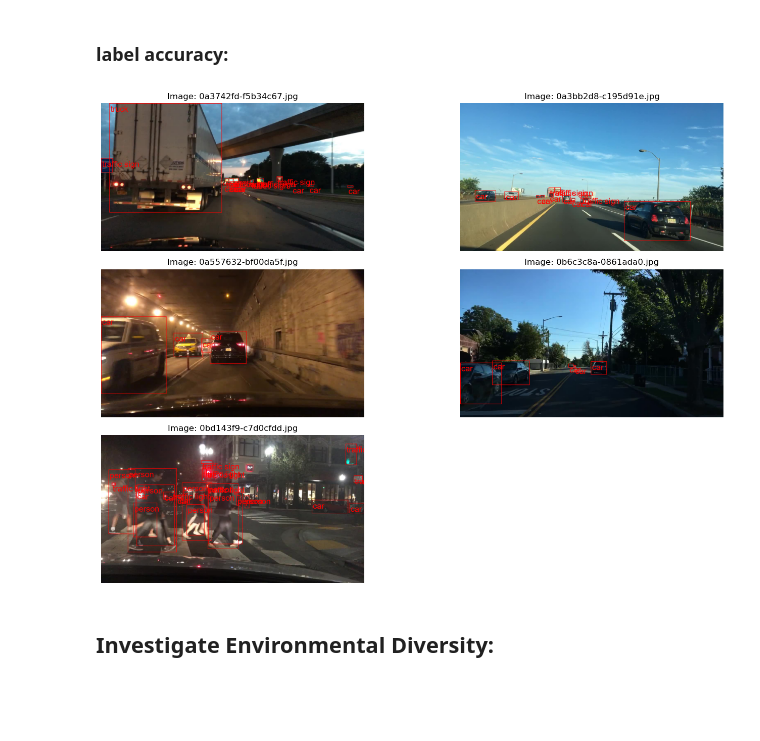
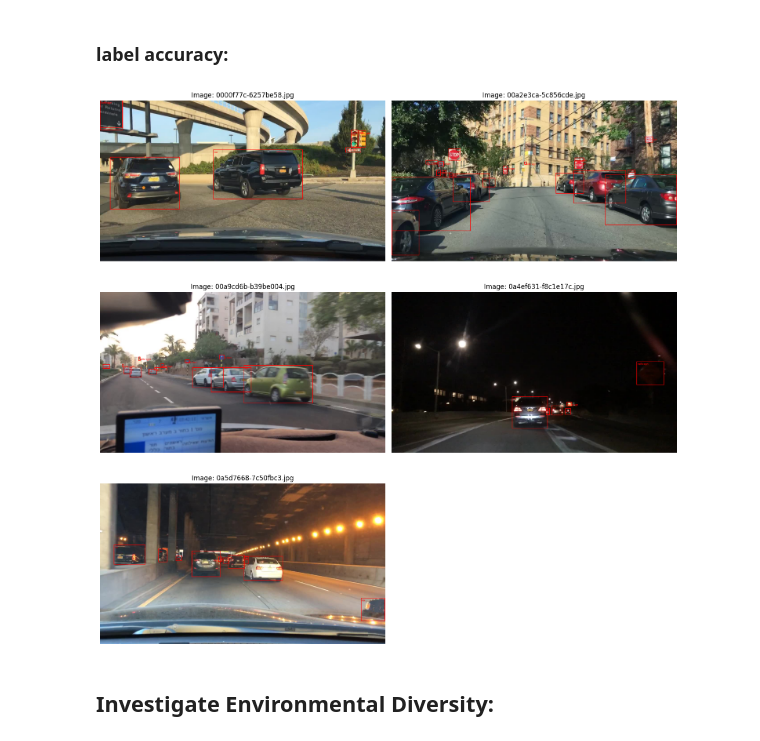
Before and after one commit to mohamed-khaledd/RealTime-ObjectDetection-AV, a Jupyter notebook: Project.ipynb, the cells around one changed output. Cells and saved outputs as stored; diff of their text form; code cells hidden in the pictures; blank space fills up the shorter version.

```diff
--- a/Project.ipynb
+++ b/Project.ipynb
@@ -91,7 +104,7 @@ import seaborn as sns
 from collections import defaultdict
 
 # Load the JSON annotations
-with open("Data/labels/bdd100k_labels_images_train.json") as f:
+with open("/content/drive/MyDrive/Data/labels/bdd100k_labels_images_train.json") as f:
     data = json.load(f)
 
 # Prepare lists for object categories and bounding box centers
@@ -231,89 +268,75 @@ from PIL import Image, ImageDraw, ImageFont
 import matplotlib.pyplot as plt
 
 # === CONFIG ===
-json_path = 'Data/labels/bdd100k_labels_images_train.json'  # Update to your file
+json_path = '/content/drive/MyDrive/Data/labels/bdd100k_labels_images_train.json'  # Update to your file
 image_dirs = [
-    "Data/100k/train",
-    "Data/100k/train/testA",
-    "Data/100k/train/testB",
-    "Data/100k/train/trainA",
-    "Data/100k/train/trainB"
-]  # List of directories containing images
-image_names = [  # List the exact image names you want to display
-    "0a3742fd-f5b34c67.jpg",
-    "0a557632-bf00da5f.jpg",
-    "0b6c3c8a-0861ada0.jpg",
-    "0bd143f9-c7d0cfdd.jpg",
-    "0a3bb2d8-c195d91e.jpg"
-]  # Specify the exact images you want to display
+    "/content/drive/MyDrive/Data/Images/train"
+]
+image_names = [
+    "0a5d7668-7c50fbc3.jpg",
+    "0000f77c-6257be58.jpg",
+    "00a2e3ca-5c856cde.jpg",
+    "00a9cd6b-b39be004.jpg",
+    "0a4ef631-f8c1e17c.jpg"
+]
 
 # === Load Labels ===
 with open(json_path, 'r') as f:
     data = json.load(f)
 
-# === Filter Data for Selected Images ===
 samples = [item for item in data if item['name'] in image_names]
 
-# === Helper function to find image in directories ===
 def find_image_path(image_name, directories):
     for directory in directories:
         img_path = os.path.join(directory, image_name)
         if os.path.exists(img_path):
             return img_path
-    return None  # Return None if not found in any directory
+    return None
 
-# === Visualization ===
 def show_image_with_boxes(image_path, labels):
     image = Image.open(image_path).convert('RGB')
     draw = ImageDraw.Draw(image)
 
-    # Use a larger font size (adjust as needed)
-    font = ImageFont.truetype("arial.ttf", 40)  # Example: Arial font with size 40
+    try:
+        font = ImageFont.truetype("arial.ttf", 40)
+    except IOError:
+        font = ImageFont.load_default()
 
     for label in labels:
         if 'box2d' not in label:
             continue
-
         box = label['box2d']
-        x1, y1 = box['x1'], box['y1']
-        x2, y2 = box['x2'], box['y2']
+        x1, y1, x2, y2 = box['x1'], box['y1'], box['x2'], box['y2']
         category = label['category']
-
-        # Draw the rectangle
         draw.rectangle([(x1, y1), (x2, y2)], outline='red', width=2)
-
-        # Draw the label text on the box
-        bbox = draw.textbbox((x1, y1), category, font=font)
-        text_x = x1 + 5  # Padding from left side
-        text_y = y1 + 5  # Padding from top side
-
-        # Draw the text
-        draw.text((text_x, text_y), category, fill='red', font=font)
+        draw.text((x1 + 5, y1 + 5), category, fill='red', font=font)
 
     return image
 
-# === Plotting ===
-plt.figure(figsize=(15, (len(samples) // 2) * 5))  # Adjust height based on number of images
-for idx, item in enumerate(samples):
-    img_name = item['name']
-    img_path = find_image_path(img_name, image_dirs)  # Search across directories
+if not samples:
+    print("No matching image annotations found in the JSON file.")
+else:
+    plt.figure(figsize=(15, ((len(samples) + 1) // 2) * 5))  # Only one figure created
 
-    if img_path:
-        try:
-            vis_img = show_image_with_boxes(img_path, item['labels'])
-            plt.subplot((len(samples) + 1) // 2, 2, idx + 1)  # Two images per row
-            plt.imshow(vis_img)
-            plt.title(f"Image: {img_name}")
-            plt.axis('off')
-        except Exception as e:
-            print(f"Error processing {img_name}: {e}")
-    else:
-        print(f"Image file not found: {img_name}")
+    for idx, item in enumerate(samples):
+        img_name = item['name']
+        img_path = find_image_path(img_name, image_dirs)
+        if img_path:
+            try:
+                vis_img = show_image_with_boxes(img_path, item['labels'])
+                plt.subplot((len(samples) + 1) // 2, 2, idx + 1)
+                plt.imshow(vis_img)
+                plt.title(f"Image: {img_name}")
+                plt.axis('off')
+            except Exception as e:
+                print(f"Error processing {img_name}: {e}")
+        else:
+            print(f"Image file not found: {img_name}")
 
-plt.tight_layout()
-plt.show()
+    plt.tight_layout()
+    plt.show()
 # %% [output]
-[figure, old version]
+[figure, new version]
 # %% [markdown]
 ## Investigate Environmental Diversity:
 # %%
```
Also changed, not shown: parts of 24 cells of this notebook.
